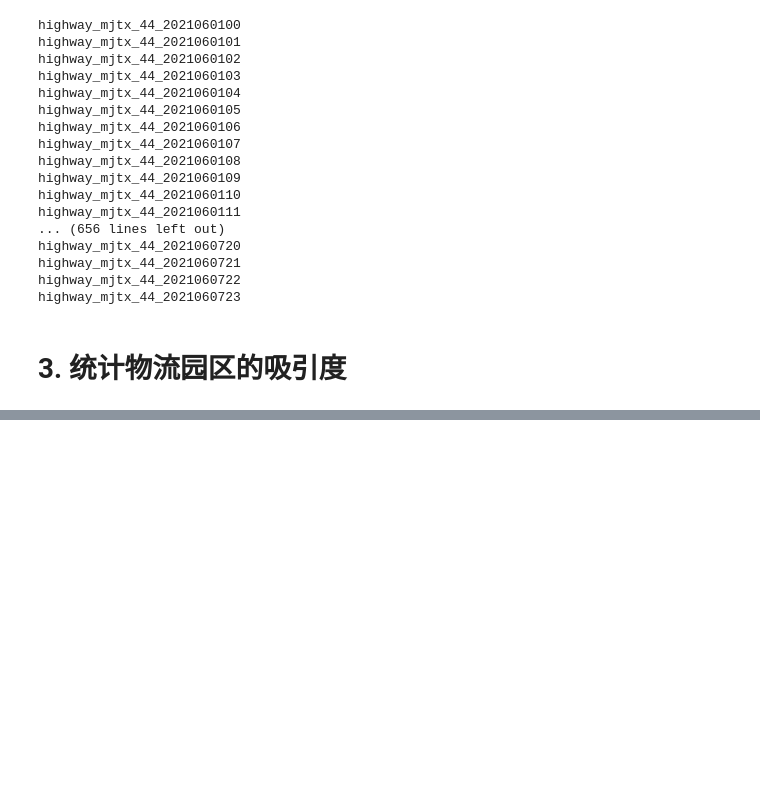
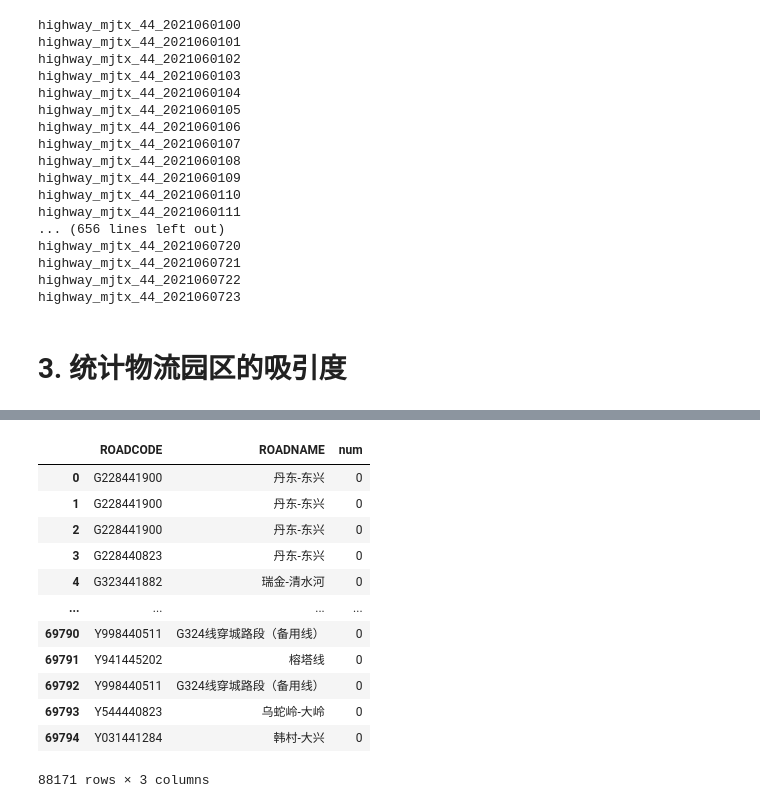
Before and after one commit to uncle-leeeeee/Learning-for-PY, a Jupyter notebook: Oracle数据分析.ipynb, the cells around one changed output, grey strips where cells are left out. Cells and saved outputs as stored; diff of their text form; code cells hidden in the pictures; blank space fills up the shorter version.

```diff
--- a/Oracle数据分析.ipynb
+++ b/Oracle数据分析.ipynb
@@ -367,4 +430,18 @@ highway_mjtx_44_2021060723
+# %%
+def getInfoFromExcel():
+    gd='E:\CodeField\data-files\国道.xls'
+    sd='E:\CodeField\data-files\省道.xls'
+    xd='E:\CodeField\data-files\县道.xls'
+    yd='E:\CodeField\data-files\乡道.xlsx'
+    df_gd=pd.read_excel(gd)
+    df_sd=pd.read_excel(sd)
+    df_xd=pd.read_excel(xd)
+    df_yd=pd.read_excel(yd)
+    result=pd.concat([df_gd,df_sd,df_xd,df_yd])
+    result['num']=0
+    result=result[['ROADCODE','ROADNAME','num']]
+    return result
 # %%
-# 遍历六月份的gps数据，根据起始点经纬度，计算每个物流园区的到发量（由距离公式，如果到圆心距离小于3km，则属于从该点出发或到达该点）
-s1='select startpx,startpy,endpx,endpy from GPS_OUTPUT_RAW_202106_T1 group by startpx,startpy,endpx,endpy'
-car_SE=pd.read_sql(s1,connection)
+road_info=getInfoFromExcel()
+s1='select roadcode,count(*)  from GPS_OUTPUT_RAW_202106_T1 group by roadcode'
+gps_info=pd.read_sql(s1,connection)
@@ -434,0 +464,16 @@ o.sum(axis=0)
+# %%
+road_info
+# %% [output]
+|  | ROADCODE | ROADNAME | num |
+| 0 | G228441900 | 丹东-东兴 | 0 |
+| 1 | G228441900 | 丹东-东兴 | 0 |
+| 2 | G228441900 | 丹东-东兴 | 0 |
+| 3 | G228440823 | 丹东-东兴 | 0 |
+| 4 | G323441882 | 瑞金-清水河 | 0 |
+| ... | ... | ... | ... |
+| 69790 | Y998440511 | G324线穿城路段（备用线） | 0 |
+| 69791 | Y941445202 | 榕塔线 | 0 |
+| 69792 | Y998440511 | G324线穿城路段（备用线） | 0 |
+| 69793 | Y544440823 | 乌蛇岭-大岭 | 0 |
+| 69794 | Y031441284 | 韩村-大兴 | 0 |
+88171 rows × 3 columns
```
Also changed, not shown: parts of 23 cells of this notebook, 4 other files.
